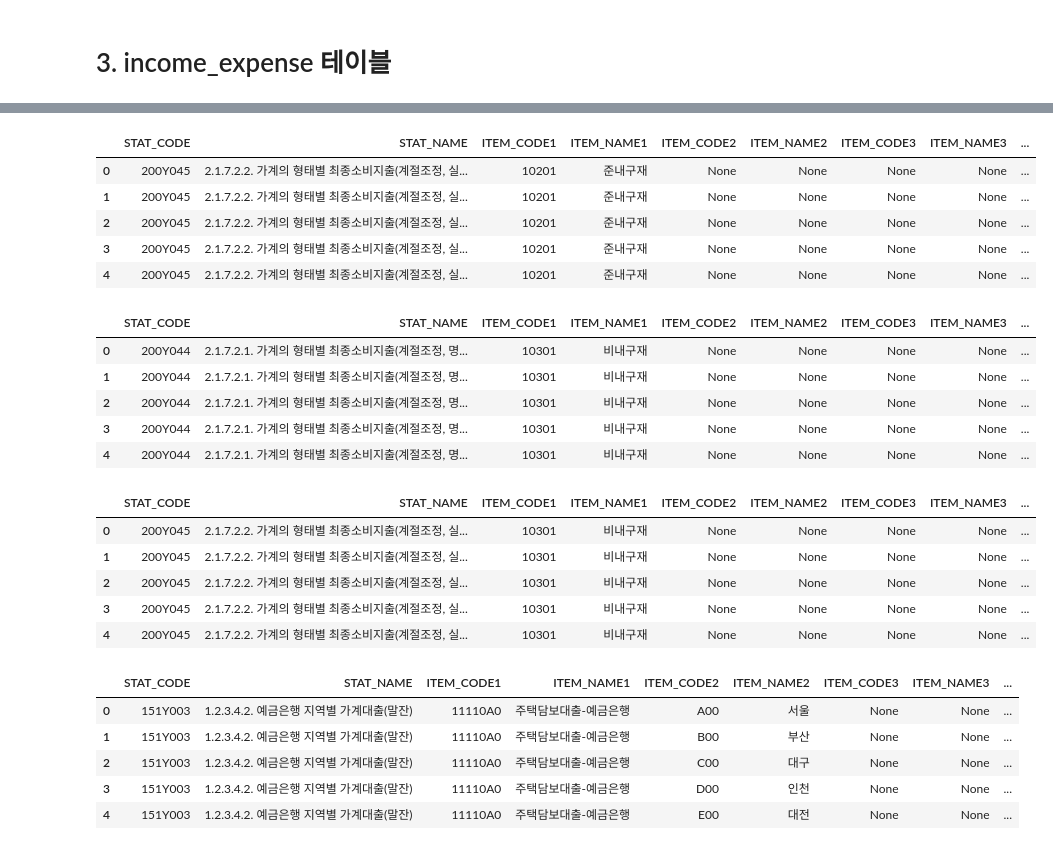
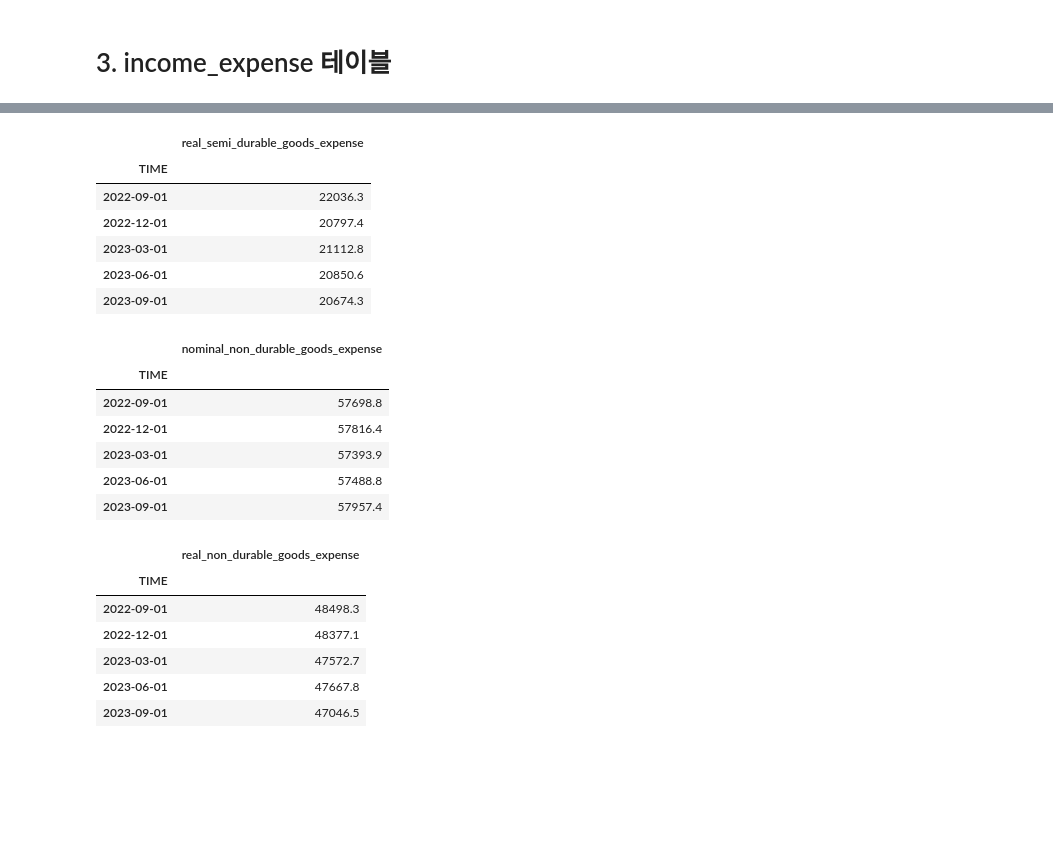
Before and after one commit to MacroEconomyAndEstate/economy-real_estate-BI, a Jupyter notebook: wonkyung/economy_nums.ipynb, the cells around one changed output, grey strips where cells are left out. Saved outputs shown, nothing was run; the diff lists cells and outputs as text; code cells hidden in the pictures; blank space fills up the shorter version.

```diff
--- a/wonkyung/economy_nums.ipynb
+++ b/wonkyung/economy_nums.ipynb
@@ -12,6 +12,8 @@ def convert_to_datetime(df, cycle):
         return pd.to_datetime(df.str[:4] + '-' + df.str[4:] + '-01', format='%Y-%m-%d')
     elif cycle == 'D':
         return pd.to_datetime(df.str[:4] + '-' + df.str[4:6] + '-' + df.str[6:], format='%Y-%m-%d')
+    elif cycle == 'A':
+        return pd.to_datetime(df.str[:4] + '-12-01', format='%Y-%m-%d')
 
 def return_final_df(df, cycle, var_name):
     df['TIME'] = convert_to_datetime(df['TIME'], cycle)
@@ -473,30 +490,36 @@ nominal_semi_durable_goods_expense.head()
 # %%
 real_semi_durable_goods_expense = api.get_statistic_search(통계표코드="200Y045", 주기="Q", 검색시작일자="1970Q1", 검색종료일자="2023Q3", 통계항목코드1="10201", translate=False)
-real_semi_durable_goods_expense.head()
+real_semi_durable_goods_expense = return_final_df(real_semi_durable_goods_expense, "Q", "real_semi_durable_goods_expense")
+real_semi_durable_goods_expense.tail()
 # %% [output]
-|  | STAT_CODE | STAT_NAME | ITEM_CODE1 | ITEM_NAME1 | ITEM_CODE2 | ITEM_NAME2 | ITEM_CODE3 | ITEM_NAME3 | ... |
-| 0 | 200Y045 | 2.1.7.2.2. 가계의 형태별 최종소비지출(계절조정, 실... | 10201 | 준내구재 | None | None | None | None | ... |
-| 1 | 200Y045 | 2.1.7.2.2. 가계의 형태별 최종소비지출(계절조정, 실... | 10201 | 준내구재 | None | None | None | None | ... |
-| 2 | 200Y045 | 2.1.7.2.2. 가계의 형태별 최종소비지출(계절조정, 실... | 10201 | 준내구재 | None | None | None | None | ... |
-| 3 | 200Y045 | 2.1.7.2.2. 가계의 형태별 최종소비지출(계절조정, 실... | 10201 | 준내구재 | None | None | None | None | ... |
-| 4 | 200Y045 | 2.1.7.2.2. 가계의 형태별 최종소비지출(계절조정, 실... | 10201 | 준내구재 | None | None | None | None | ... |
+|  | real_semi_durable_goods_expense |
+| TIME |  |
+| 2022-09-01 | 22036.3 |
+| 2022-12-01 | 20797.4 |
+| 2023-03-01 | 21112.8 |
+| 2023-06-01 | 20850.6 |
+| 2023-09-01 | 20674.3 |
 # %%
 nominal_non_durable_goods_expense = api.get_statistic_search(통계표코드="200Y044", 주기="Q", 검색시작일자="1970Q1", 검색종료일자="2023Q3", 통계항목코드1="10301", translate=False)
-nominal_non_durable_goods_expense.head()
+nominal_non_durable_goods_expense = return_final_df(nominal_non_durable_goods_expense, "Q", "nominal_non_durable_goods_expense")
+nominal_non_durable_goods_expense.tail()
 # %% [output]
-|  | STAT_CODE | STAT_NAME | ITEM_CODE1 | ITEM_NAME1 | ITEM_CODE2 | ITEM_NAME2 | ITEM_CODE3 | ITEM_NAME3 | ... |
-| 0 | 200Y044 | 2.1.7.2.1. 가계의 형태별 최종소비지출(계절조정, 명... | 10301 | 비내구재 | None | None | None | None | ... |
-| 1 | 200Y044 | 2.1.7.2.1. 가계의 형태별 최종소비지출(계절조정, 명... | 10301 | 비내구재 | None | None | None | None | ... |
-| 2 | 200Y044 | 2.1.7.2.1. 가계의 형태별 최종소비지출(계절조정, 명... | 10301 | 비내구재 | None | None | None | None | ... |
-| 3 | 200Y044 | 2.1.7.2.1. 가계의 형태별 최종소비지출(계절조정, 명... | 10301 | 비내구재 | None | None | None | None | ... |
-| 4 | 200Y044 | 2.1.7.2.1. 가계의 형태별 최종소비지출(계절조정, 명... | 10301 | 비내구재 | None | None | None | None | ... |
+|  | nominal_non_durable_goods_expense |
+| TIME |  |
+| 2022-09-01 | 57698.8 |
+| 2022-12-01 | 57816.4 |
+| 2023-03-01 | 57393.9 |
+| 2023-06-01 | 57488.8 |
+| 2023-09-01 | 57957.4 |
 # %%
 real_non_durable_goods_expense = api.get_statistic_search(통계표코드="200Y045", 주기="Q", 검색시작일자="1970Q1", 검색종료일자="2023Q3", 통계항목코드1="10301", translate=False)
-real_non_durable_goods_expense.head()
+real_non_durable_goods_expense = return_final_df(real_non_durable_goods_expense, "Q", "real_non_durable_goods_expense")
+real_non_durable_goods_expense.tail()
 # %% [output]
-|  | STAT_CODE | STAT_NAME | ITEM_CODE1 | ITEM_NAME1 | ITEM_CODE2 | ITEM_NAME2 | ITEM_CODE3 | ITEM_NAME3 | ... |
-| 0 | 200Y045 | 2.1.7.2.2. 가계의 형태별 최종소비지출(계절조정, 실... | 10301 | 비내구재 | None | None | None | None | ... |
-| 1 | 200Y045 | 2.1.7.2.2. 가계의 형태별 최종소비지출(계절조정, 실... | 10301 | 비내구재 | None | None | None | None | ... |
-| 2 | 200Y045 | 2.1.7.2.2. 가계의 형태별 최종소비지출(계절조정, 실... | 10301 | 비내구재 | None | None | None | None | ... |
-| 3 | 200Y045 | 2.1.7.2.2. 가계의 형태별 최종소비지출(계절조정, 실... | 10301 | 비내구재 | None | None | None | None | ... |
-| 4 | 200Y045 | 2.1.7.2.2. 가계의 형태별 최종소비지출(계절조정, 실... | 10301 | 비내구재 | None | None | None | None | ... |
+|  | real_non_durable_goods_expense |
+| TIME |  |
+| 2022-09-01 | 48498.3 |
+| 2022-12-01 | 48377.1 |
+| 2023-03-01 | 47572.7 |
+| 2023-06-01 | 47667.8 |
+| 2023-09-01 | 47046.5 |
@@ -503,12 +529,5 @@ real_non_durable_goods_expense.head()
 # %%
 # c_151Y003 = api.get_statistic_item_list(통계표코드="151Y003")
 # c_151Y003
-bank_loan = api.get_statistic_search(통계표코드="151Y003", 주기="M", 검색시작일자="200612", 검색종료일자="202309", 통계항목코드1="11110A0", translate=False)
-bank_loan.head()
+# bank_loan = api.get_statistic_search(통계표코드="151Y003", 주기="M", 검색시작일자="200612", 검색종료일자="202309", 통계항목코드1="11110A0", translate=False)
+# bank_loan.head()
-# %% [output]
-|  | STAT_CODE | STAT_NAME | ITEM_CODE1 | ITEM_NAME1 | ITEM_CODE2 | ITEM_NAME2 | ITEM_CODE3 | ITEM_NAME3 | ... |
-| 0 | 151Y003 | 1.2.3.4.2. 예금은행 지역별 가계대출(말잔) | 11110A0 | 주택담보대출-예금은행 | A00 | 서울 | None | None | ... |
-| 1 | 151Y003 | 1.2.3.4.2. 예금은행 지역별 가계대출(말잔) | 11110A0 | 주택담보대출-예금은행 | B00 | 부산 | None | None | ... |
-| 2 | 151Y003 | 1.2.3.4.2. 예금은행 지역별 가계대출(말잔) | 11110A0 | 주택담보대출-예금은행 | C00 | 대구 | None | None | ... |
-| 3 | 151Y003 | 1.2.3.4.2. 예금은행 지역별 가계대출(말잔) | 11110A0 | 주택담보대출-예금은행 | D00 | 인천 | None | None | ... |
-| 4 | 151Y003 | 1.2.3.4.2. 예금은행 지역별 가계대출(말잔) | 11110A0 | 주택담보대출-예금은행 | E00 | 대전 | None | None | ... |
```
Also changed, not shown: parts of 10 cells of this notebook.
